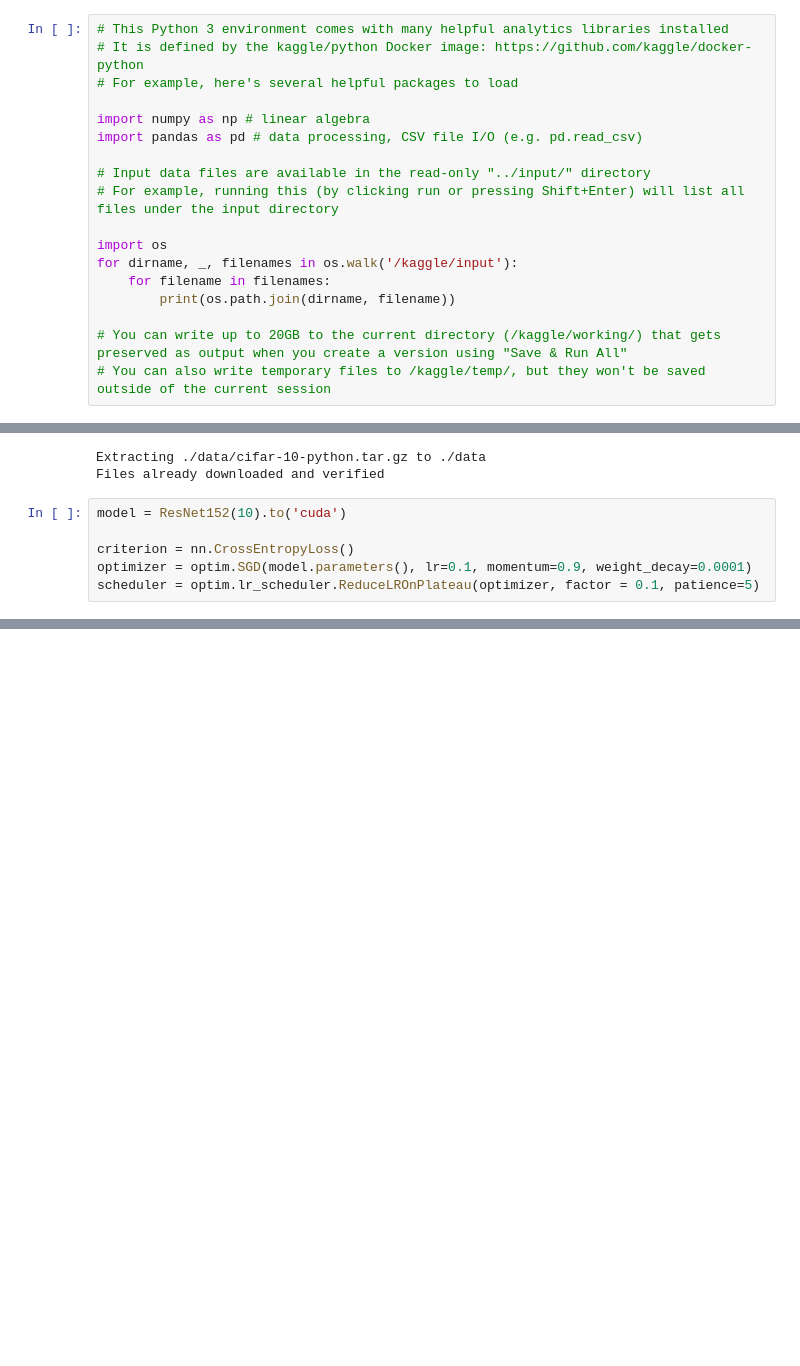
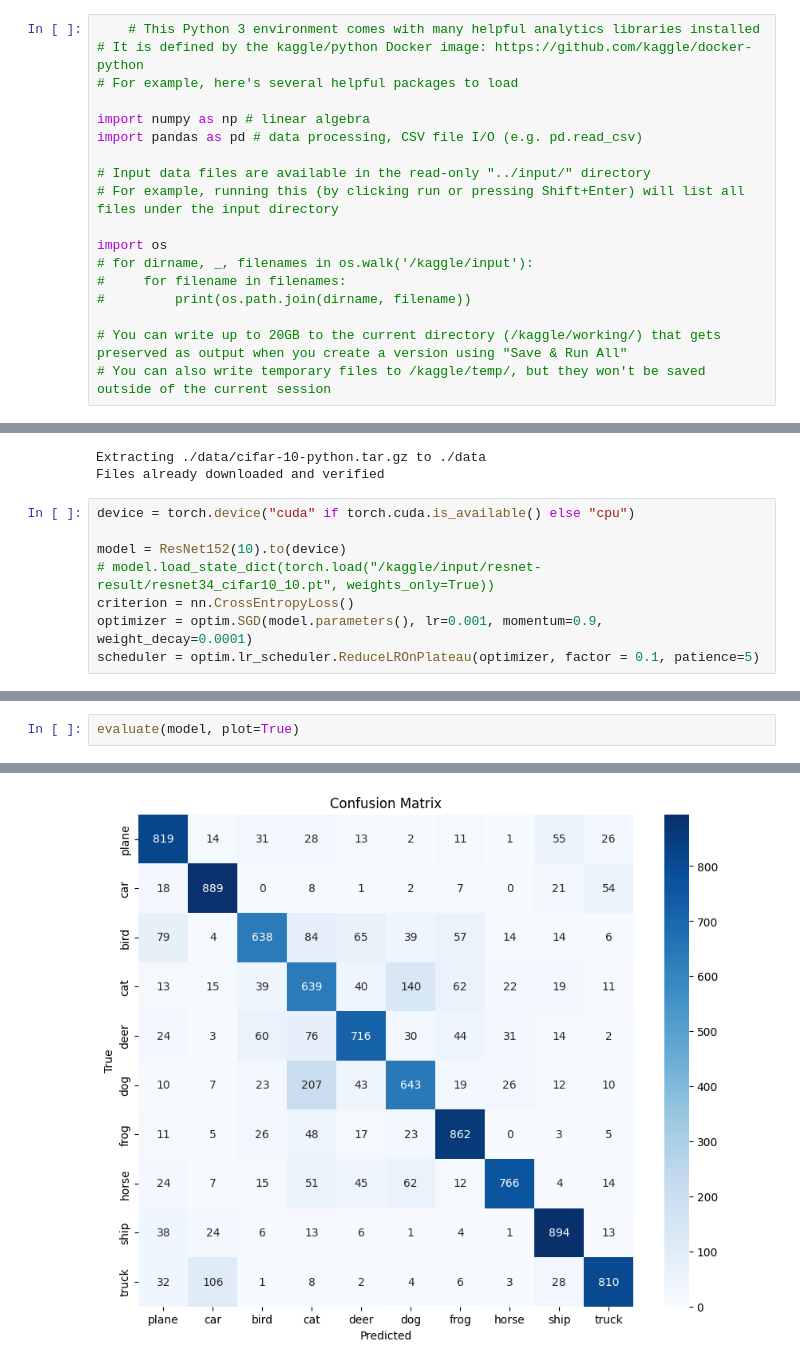
Before and after one commit to dangnq2501/Image_Processing_HW, a Jupyter notebook: ResNet/resnet-152.ipynb, the cells around one changed output, grey strips where cells are left out. Drawn from its saved outputs; the diff is of its cells as text; blank space fills up the shorter version.

```diff
--- a/ResNet/resnet-152.ipynb
+++ b/ResNet/resnet-152.ipynb
@@ -1,5 +1,5 @@
 # %%
-# This Python 3 environment comes with many helpful analytics libraries installed
+    # This Python 3 environment comes with many helpful analytics libraries installed
 # It is defined by the kaggle/python Docker image: https://github.com/kaggle/docker-python
 # For example, here's several helpful packages to load
 
@@ -10,9 +10,9 @@ import pandas as pd # data processing, CSV file I/O (e.g. pd.read_csv)
 # For example, running this (by clicking run or pressing Shift+Enter) will list all files under the input directory
 
 import os
-for dirname, _, filenames in os.walk('/kaggle/input'):
-    for filename in filenames:
-        print(os.path.join(dirname, filename))
+# for dirname, _, filenames in os.walk('/kaggle/input'):
+#     for filename in filenames:
+#         print(os.path.join(dirname, filename))
 
 # You can write up to 20GB to the current directory (/kaggle/working/) that gets preserved as output when you create a version using "Save & Run All"
 # You can also write temporary files to /kaggle/temp/, but they won't be saved outside of the current session
@@ -174,8 +195,10 @@ Downloading https://www.cs.toronto.edu/~kriz/cifar-10-python.tar.gz to ./data/ci
 Extracting ./data/cifar-10-python.tar.gz to ./data
 Files already downloaded and verified
 # %%
-model = ResNet152(10).to('cuda')
+device = torch.device("cuda" if torch.cuda.is_available() else "cpu")
 
+model = ResNet152(10).to(device)
+# model.load_state_dict(torch.load("/kaggle/input/resnet-result/resnet34_cifar10_10.pt", weights_only=True))
 criterion = nn.CrossEntropyLoss()
-optimizer = optim.SGD(model.parameters(), lr=0.1, momentum=0.9, weight_decay=0.0001)
+optimizer = optim.SGD(model.parameters(), lr=0.001, momentum=0.9, weight_decay=0.0001)
 scheduler = optim.lr_scheduler.ReduceLROnPlateau(optimizer, factor = 0.1, patience=5)
@@ -181,0 +289,3 @@ scheduler = optim.lr_scheduler.ReduceLROnPlateau(optimizer, factor = 0.1, patien
+# %%
+evaluate(model, plot=True)
+# %% [output]
@@ -182 +294,2 @@ scheduler = optim.lr_scheduler.ReduceLROnPlateau(optimizer, factor = 0.1, patien
+[figure, added]
 # %%
```
Also changed, not shown: parts of 13 cells of this notebook, 3 other files.
